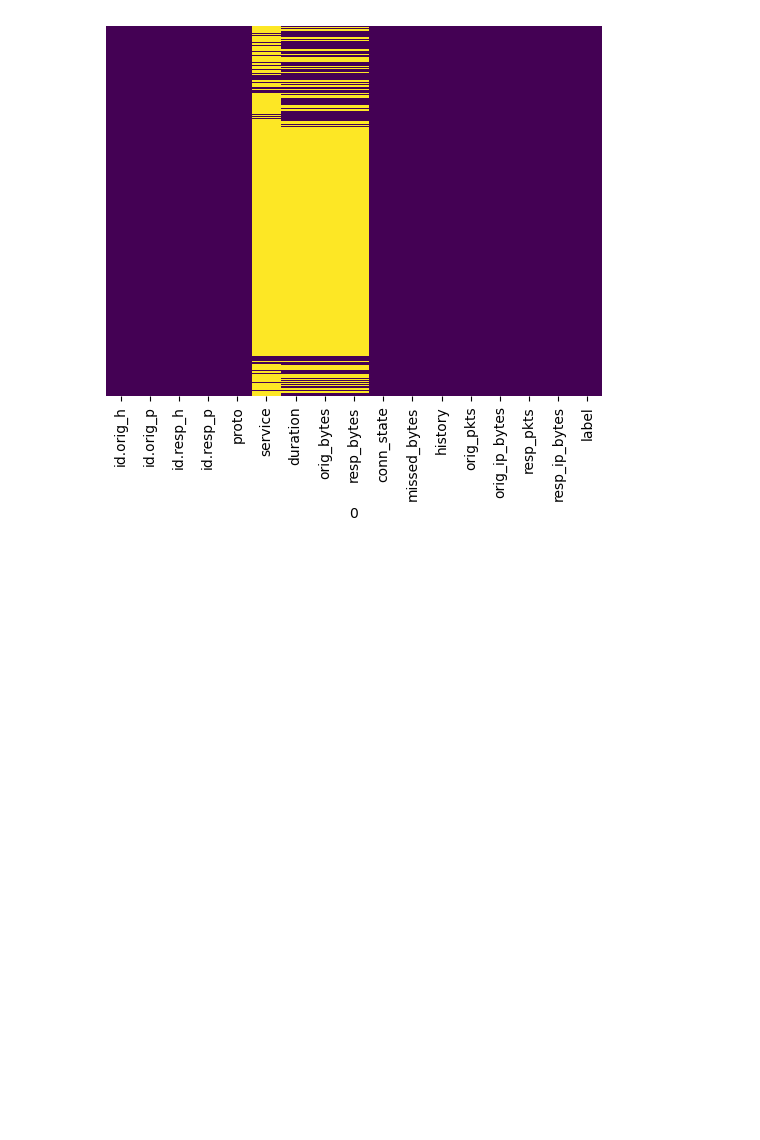
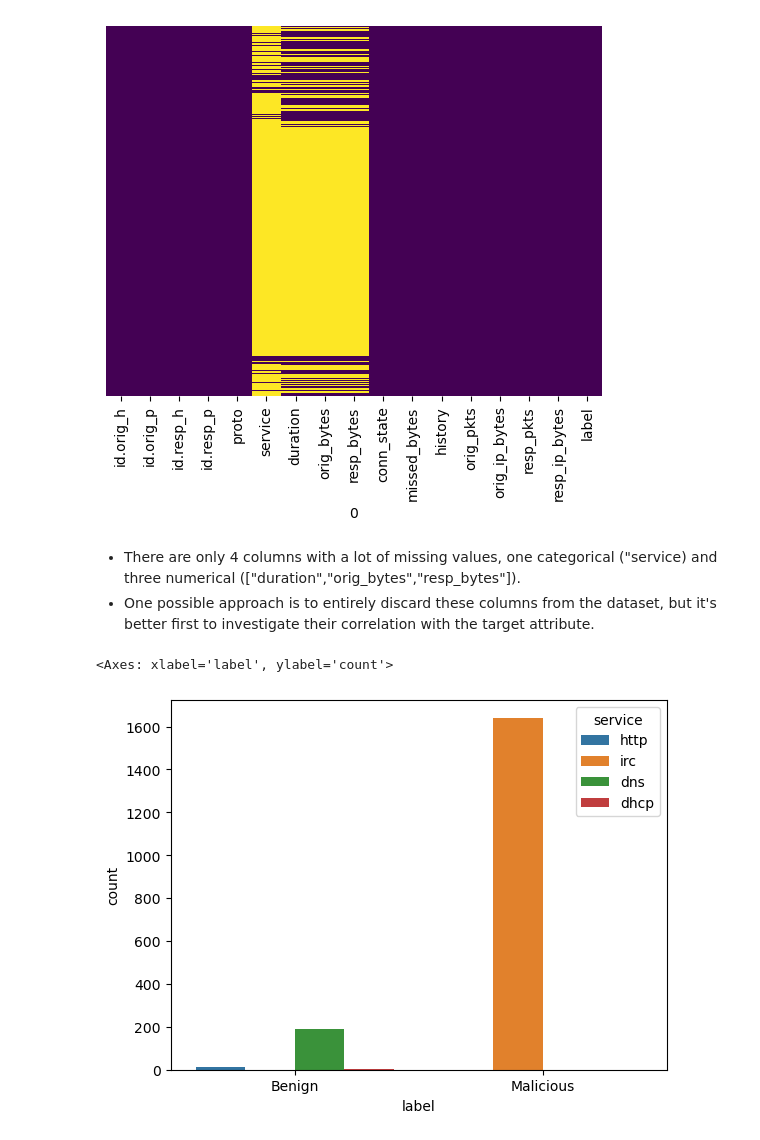
Before and after one commit to sinanw/ml-classification-malicious-network-traffic, a Jupyter notebook: main.ipynb, the cells around one changed output. Saved outputs shown, nothing was run; the diff lists cells and outputs as text; code cells hidden in the pictures; blank space fills up the shorter version.

```diff
--- a/main.ipynb
+++ b/main.ipynb
@@ -166,0 +156,8 @@ memory usage: 3.0+ MB
+# %%
+#fix the data type for the misinterpreted columns.
+dtype_convert_dict = {
+    "duration": float,
+    "orig_bytes": float,
+    "resp_bytes": float
+}
+data_df = data_df.astype(dtype_convert_dict)
@@ -166,0 +188,8 @@ memory usage: 3.0+ MB
+# %%
+#function to encode an ip address using the IPv4/IPv6 manipulation library
+def encode_ipv4(ip):
+    return int(ipaddress.IPv4Address(ip))
+# %%
+#encoding ip features into numerical values
+data_df["id.orig_h"] = data_df["id.orig_h"].apply(encode_ipv4)
+data_df["id.resp_h"] = data_df["id.resp_h"].apply(encode_ipv4)
@@ -170,3 +234,12 @@ sns.heatmap(data=data_df.isnull(), yticklabels=False, cbar=False, cmap="viridis"
 # %% [output]
 <Axes: xlabel='0'>
 [figure]
+# %% [markdown]
+- There are only 4 columns with a lot of missing values, one categorical ("service) and three numerical (["duration","orig_bytes","resp_bytes"]).
+- One possible approach is to entirely discard these columns from the dataset, but it's better first to investigate their correlation with the target attribute.
+# %%
+#check the relationship between "service" and target attribute
+sns.countplot(data=data_df, x="label", hue="service")
+# %% [output]
+<Axes: xlabel='label', ylabel='count'>
+[figure, added]
```
Also changed, not shown: parts of 16 cells of this notebook.
